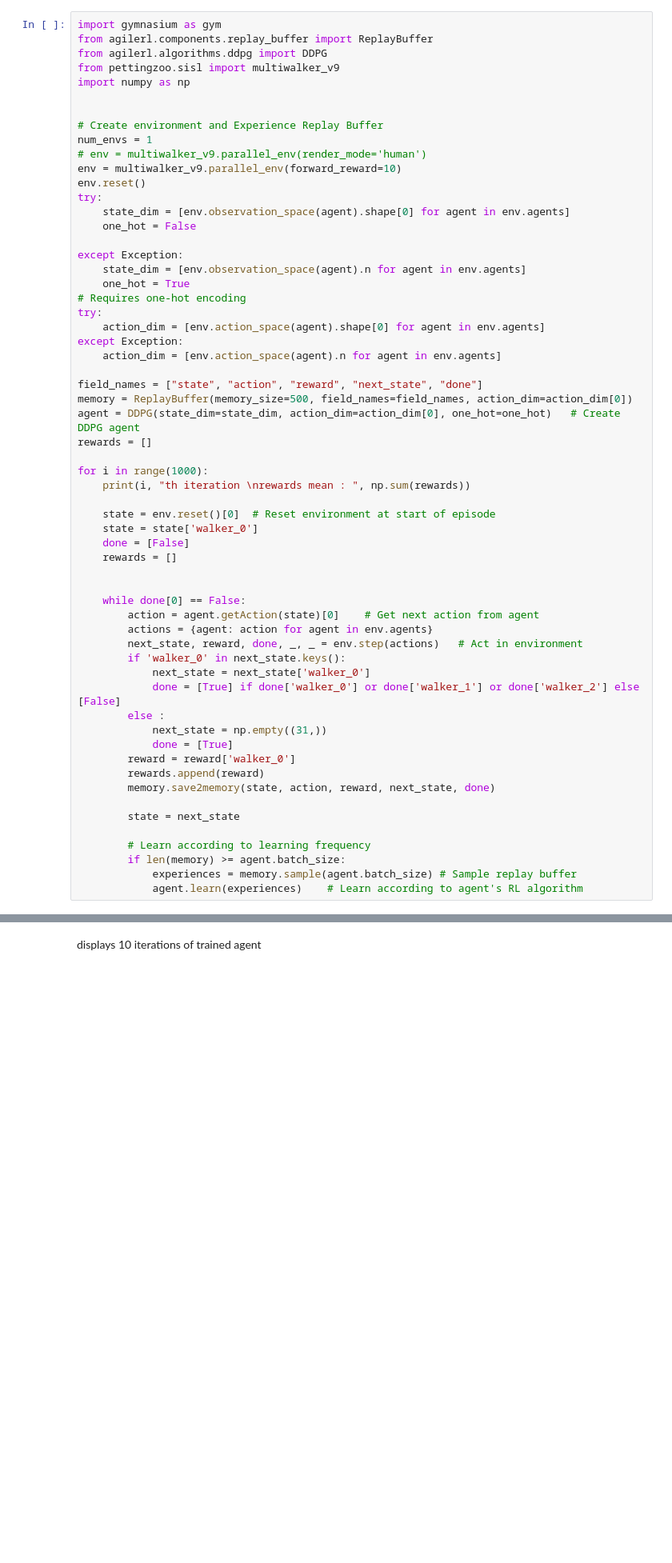
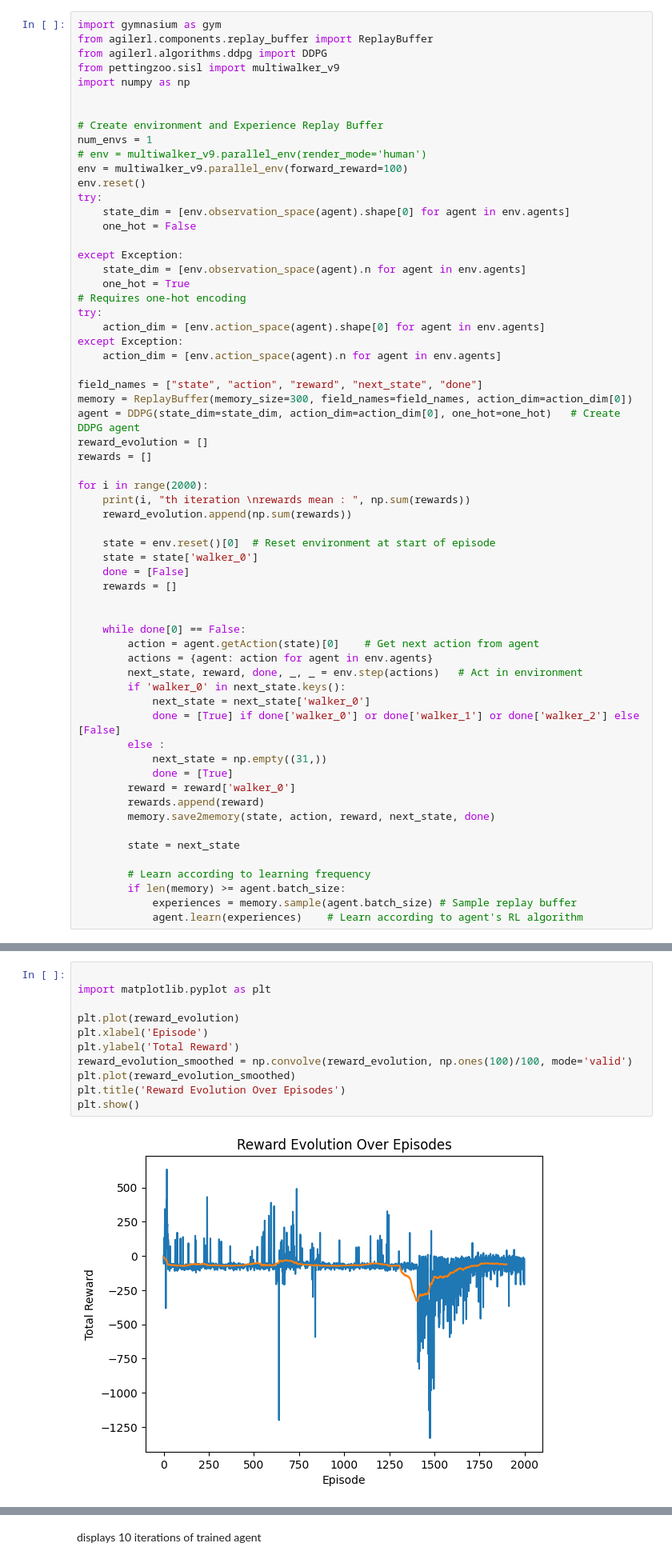
Before and after one commit to natacharvr/COCOMA_RL, a Jupyter notebook: one_agent_to_rule_them_all.ipynb, the cells around one changed output, grey strips where cells are left out. Shown at 80% size. Cells and saved outputs as stored; diff of their text form; blank space fills up the shorter version.

```diff
--- a/one_agent_to_rule_them_all.ipynb
+++ b/one_agent_to_rule_them_all.ipynb
@@ -9,7 +9,7 @@ import numpy as np
 # Create environment and Experience Replay Buffer
 num_envs = 1
 # env = multiwalker_v9.parallel_env(render_mode='human')
-env = multiwalker_v9.parallel_env(forward_reward=10)
+env = multiwalker_v9.parallel_env(forward_reward=100)
 env.reset()
 try:
     state_dim = [env.observation_space(agent).shape[0] for agent in env.agents]
@@ -25,12 +25,14 @@ except Exception:
     action_dim = [env.action_space(agent).n for agent in env.agents]
 
 field_names = ["state", "action", "reward", "next_state", "done"]
-memory = ReplayBuffer(memory_size=500, field_names=field_names, action_dim=action_dim[0])
+memory = ReplayBuffer(memory_size=300, field_names=field_names, action_dim=action_dim[0])
 agent = DDPG(state_dim=state_dim, action_dim=action_dim[0], one_hot=one_hot)   # Create DDPG agent
+reward_evolution = []
 rewards = []
 
-for i in range(1000):
+for i in range(2000):
     print(i, "th iteration \nrewards mean : ", np.sum(rewards))
+    reward_evolution.append(np.sum(rewards))
 
     state = env.reset()[0]  # Reset environment at start of episode
     state = state['walker_0']
@@ -79,3 +90,16 @@ rewards mean :  0.13613152255614366
+# %%
+
+import matplotlib.pyplot as plt
+
+plt.plot(reward_evolution)
+plt.xlabel('Episode')
+plt.ylabel('Total Reward')
+reward_evolution_smoothed = np.convolve(reward_evolution, np.ones(100)/100, mode='valid')
+plt.plot(reward_evolution_smoothed)
+plt.title('Reward Evolution Over Episodes')
+plt.show()
+# %% [output]
+[figure, added]
 # %%
 import os
 # Save the trained algorithm
```
Also changed, not shown: parts of 4 cells of this notebook, 6 other files.
